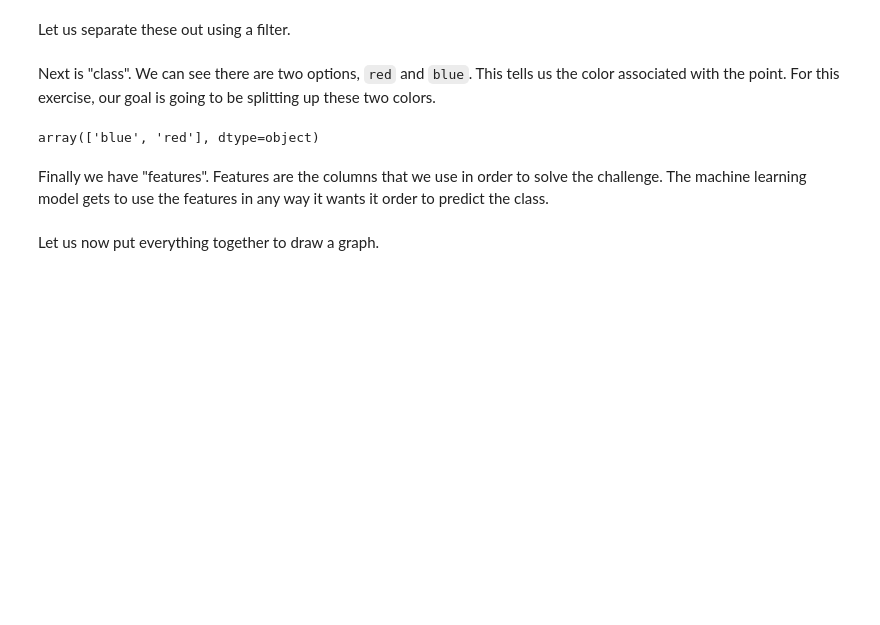
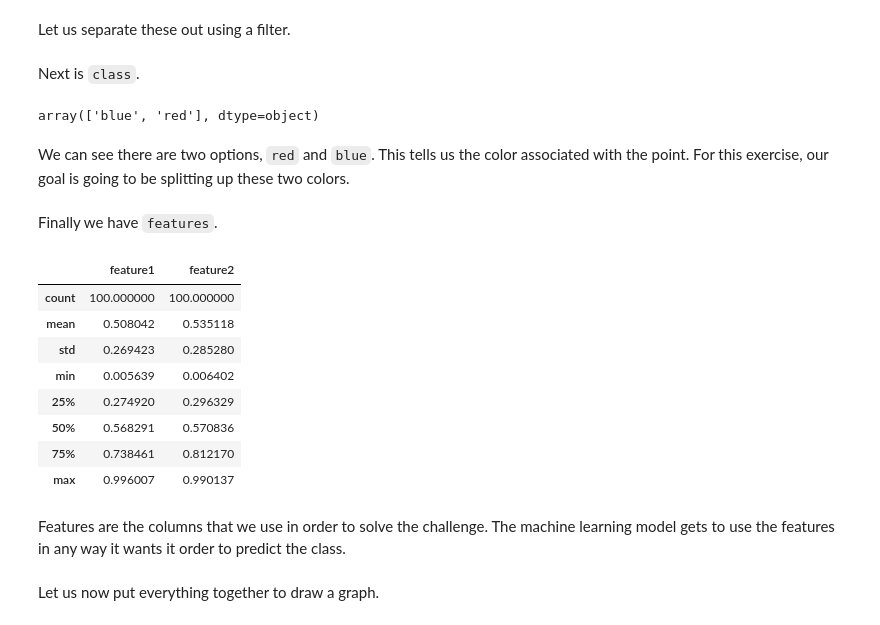
Before and after one commit to srush/BT-AI, a Jupyter notebook: notebooks/module4.notebook.ipynb, the cells around one changed output. Cells and saved outputs as stored; diff of their text form; code cells hidden in the pictures; blank space fills up the shorter version.

```diff
--- a/notebooks/module4.notebook.ipynb
+++ b/notebooks/module4.notebook.ipynb
@@ -139,17 +165,34 @@ Let us separate these out using a filter.
 # %%
 df_train = df.loc[df["split"] == "train"]
 df_test = df.loc[df["split"] == "test"]
-# %% [markdown]
-Next is "class". We can see there are two options, `red` and `blue`.
-This tells us the color associated with the point. For this exercise,
-our goal is going to be splitting up these two colors.
+# %% [markdown]
+Next is `class`.
 # %%
 classes = df_train["class"].unique()
 classes
 # %% [output]
 array(['blue', 'red'], dtype=object)
+# %% [markdown]
+We can see there are two options, `red` and `blue`.
+This tells us the color associated with the point. For this exercise,
+our goal is going to be splitting up these two colors.
+# %% [markdown]
+Finally we have `features`.
+# %%
+features = df_train[["feature1", "feature2"]].describe()
+features
+# %% [output]
+|  | feature1 | feature2 |
+| count | 100.000000 | 100.000000 |
+| mean | 0.508042 | 0.535118 |
+| std | 0.269423 | 0.285280 |
+| min | 0.005639 | 0.006402 |
+| 25% | 0.274920 | 0.296329 |
+| 50% | 0.568291 | 0.570836 |
+| 75% | 0.738461 | 0.812170 |
+| max | 0.996007 | 0.990137 |
 # %% [markdown]
-Finally we have "features". Features are the columns that we use
+Features are the columns that we use
 in order to solve the challenge. The machine learning model gets to
 use the features in any way it wants it order to predict the class.
 # %% [markdown]
```
Also changed, not shown: parts of 44 cells of this notebook, 1 other file.
